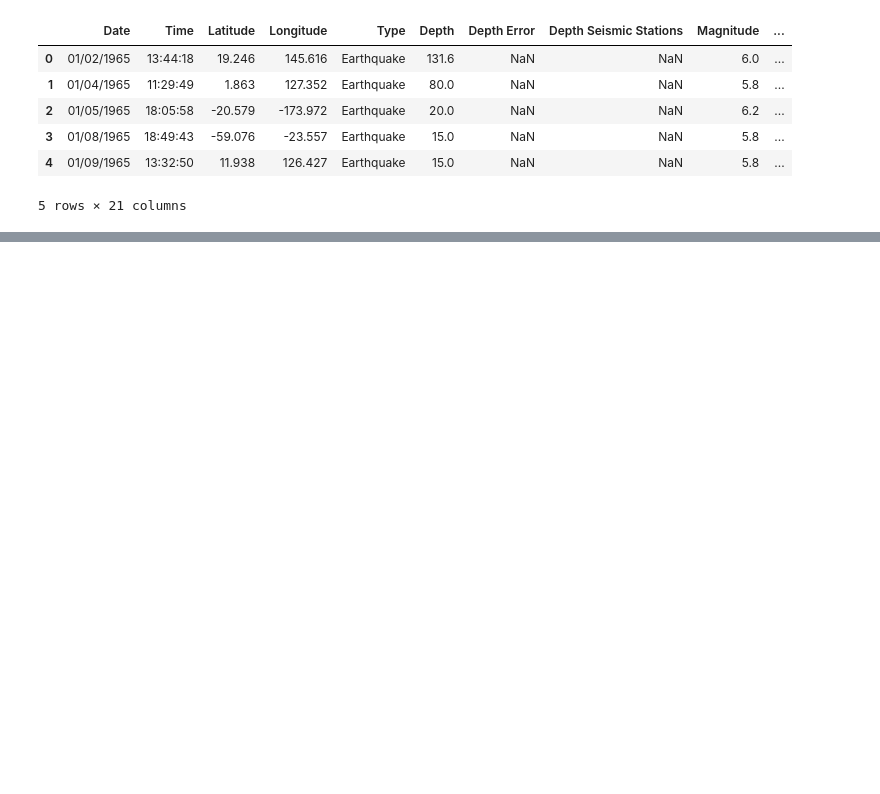
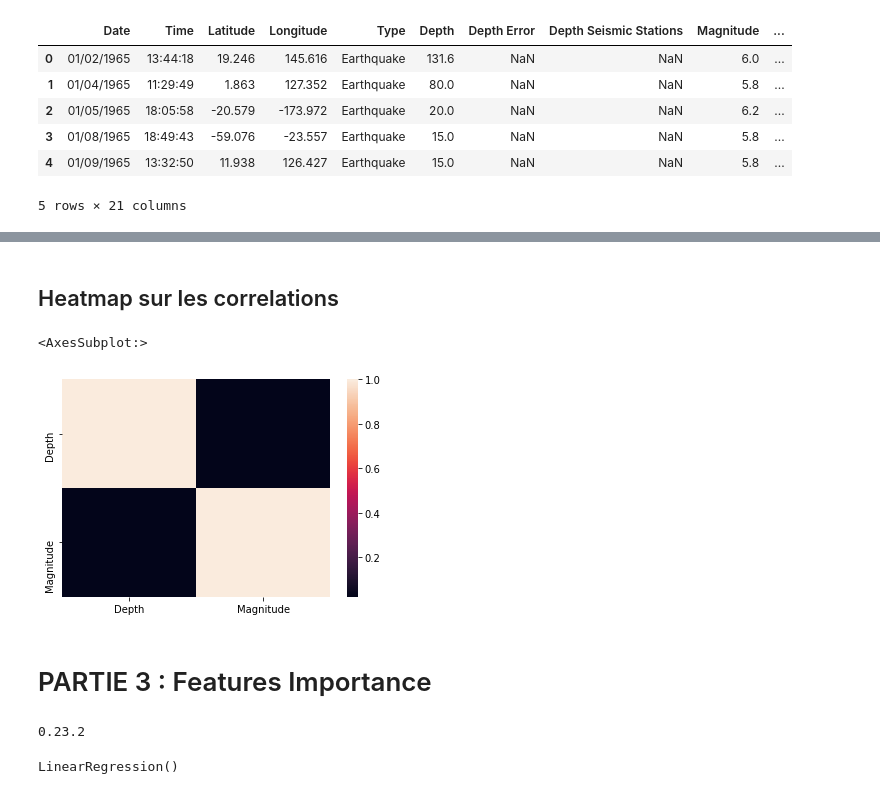
Before and after one commit to mohandsari/H3HITEMA, a Jupyter notebook: Untitled2.ipynb, the cells around one changed output, grey strips where cells are left out. Saved outputs shown, nothing was run; the diff lists cells and outputs as text; code cells hidden in the pictures; blank space fills up the shorter version.

```diff
--- a/Untitled2.ipynb
+++ b/Untitled2.ipynb
@@ -40,0 +111,9 @@ dtype: int64
+# %% [markdown]
+## Heatmap sur les correlations
+# %%
+sns.heatmap(df.corr())
+# %% [output]
+<AxesSubplot:>
+[figure, added]
+# %% [markdown]
+# PARTIE 3 : Features Importance
@@ -40,0 +122,4 @@ dtype: int64
+# %%
+print(sklearn.__version__)
+# %% [output]
+0.23.2
@@ -40,0 +136,5 @@ dtype: int64
+# %%
+#fit the model
+model.fit(X, y)
+# %% [output]
+LinearRegression()
```
Also changed, not shown: parts of 35 cells of this notebook, 1 other file.
